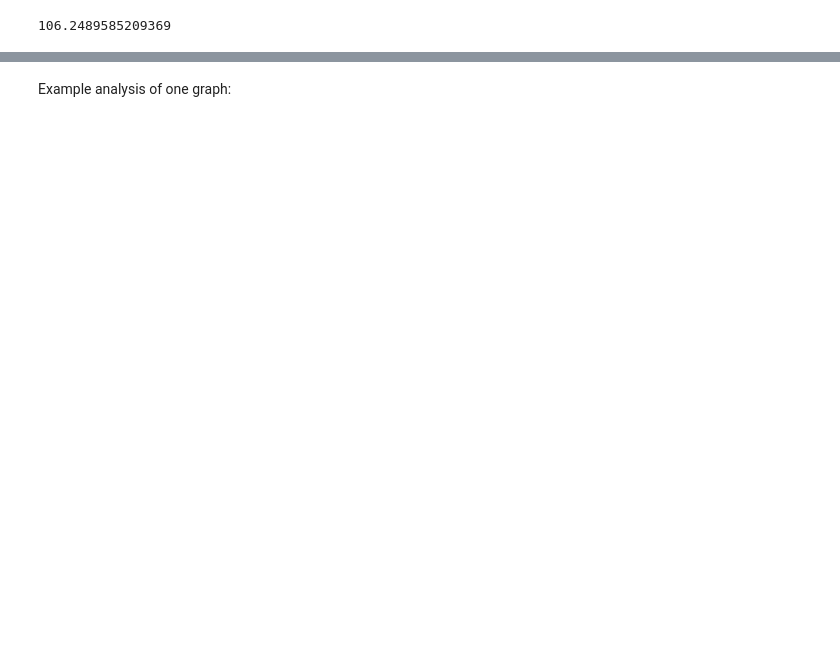
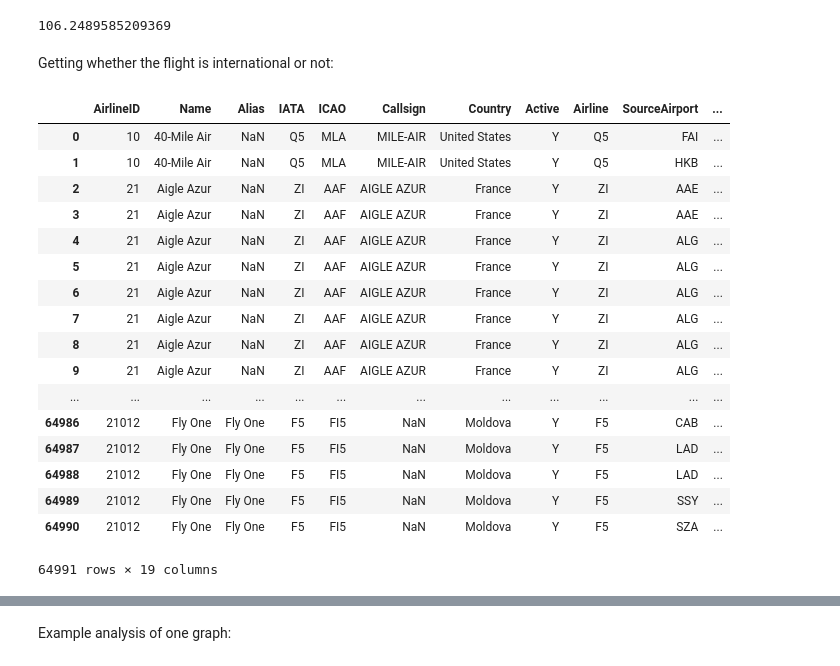
Before and after one commit to rusucosmin/ntp, a Jupyter notebook: Airline Analysis.ipynb, the cells around one changed output, grey strips where cells are left out. Saved outputs shown, nothing was run; the diff lists cells and outputs as text; code cells hidden in the pictures; blank space fills up the shorter version.

```diff
--- a/Airline Analysis.ipynb
+++ b/Airline Analysis.ipynb
@@ -76,4 +114,9 @@ airports_filtered.set_index('IATA', inplace=True)
 # %%
 location_mapping = airports_filtered.apply(lambda x: [x.Longitude, x.Latitude], axis=1).to_dict()
+# %%
+airline_name_to_number = merged_routes.Name.drop_duplicates().reset_index(drop=True).to_dict()
+airline_name_to_number = {v: k for k, v in airline_name_to_number.items()}
+# %%
+merged_routes['AirlineNbr'] = merged_routes.Name.map(airline_name_to_number)
 # %% [markdown]
 ### Getting the distance between two airports:
@@ -86,0 +134,28 @@ distance(element, element2).km
+# %% [markdown]
+Getting whether the flight is international or not:
+# %%
+Airport_to_country = airports.set_index('IATA').Country.to_dict()
+# %%
+merged_routes['International'] = merged_routes.apply(
+    lambda x: Airport_to_country[x.SourceAirport] == Airport_to_country[x.DestinationAirport], axis=1)
+# %%
+merged_routes
+# %% [output]
+|  | AirlineID | Name | Alias | IATA | ICAO | Callsign | Country | Active | Airline | SourceAirport | ... |
+| 0 | 10 | 40-Mile Air | NaN | Q5 | MLA | MILE-AIR | United States | Y | Q5 | FAI | ... |
+| 1 | 10 | 40-Mile Air | NaN | Q5 | MLA | MILE-AIR | United States | Y | Q5 | HKB | ... |
+| 2 | 21 | Aigle Azur | NaN | ZI | AAF | AIGLE AZUR | France | Y | ZI | AAE | ... |
+| 3 | 21 | Aigle Azur | NaN | ZI | AAF | AIGLE AZUR | France | Y | ZI | AAE | ... |
+| 4 | 21 | Aigle Azur | NaN | ZI | AAF | AIGLE AZUR | France | Y | ZI | ALG | ... |
+| 5 | 21 | Aigle Azur | NaN | ZI | AAF | AIGLE AZUR | France | Y | ZI | ALG | ... |
+| 6 | 21 | Aigle Azur | NaN | ZI | AAF | AIGLE AZUR | France | Y | ZI | ALG | ... |
+| 7 | 21 | Aigle Azur | NaN | ZI | AAF | AIGLE AZUR | France | Y | ZI | ALG | ... |
+| 8 | 21 | Aigle Azur | NaN | ZI | AAF | AIGLE AZUR | France | Y | ZI | ALG | ... |
+| 9 | 21 | Aigle Azur | NaN | ZI | AAF | AIGLE AZUR | France | Y | ZI | ALG | ... |
+| ... | ... | ... | ... | ... | ... | ... | ... | ... | ... | ... | ... |
+| 64986 | 21012 | Fly One | Fly One | F5 | FI5 | NaN | Moldova | Y | F5 | CAB | ... |
+| 64987 | 21012 | Fly One | Fly One | F5 | FI5 | NaN | Moldova | Y | F5 | LAD | ... |
+| 64988 | 21012 | Fly One | Fly One | F5 | FI5 | NaN | Moldova | Y | F5 | LAD | ... |
+| 64989 | 21012 | Fly One | Fly One | F5 | FI5 | NaN | Moldova | Y | F5 | SSY | ... |
+| 64990 | 21012 | Fly One | Fly One | F5 | FI5 | NaN | Moldova | Y | F5 | SZA | ... |
+64991 rows × 19 columns
```
Also changed, not shown: parts of 56 cells of this notebook.
